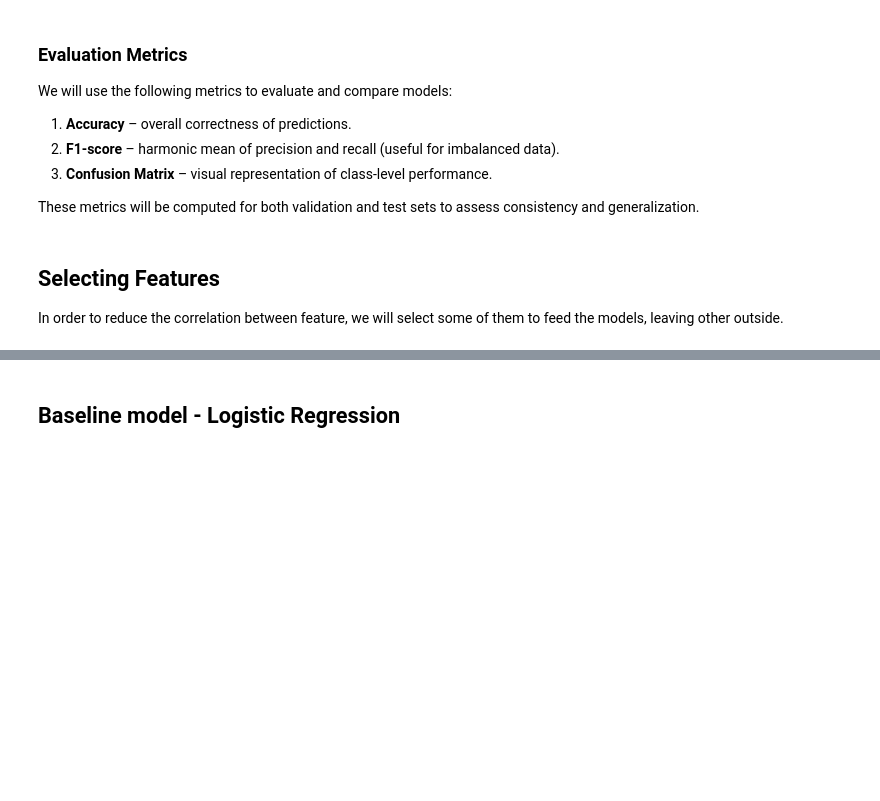
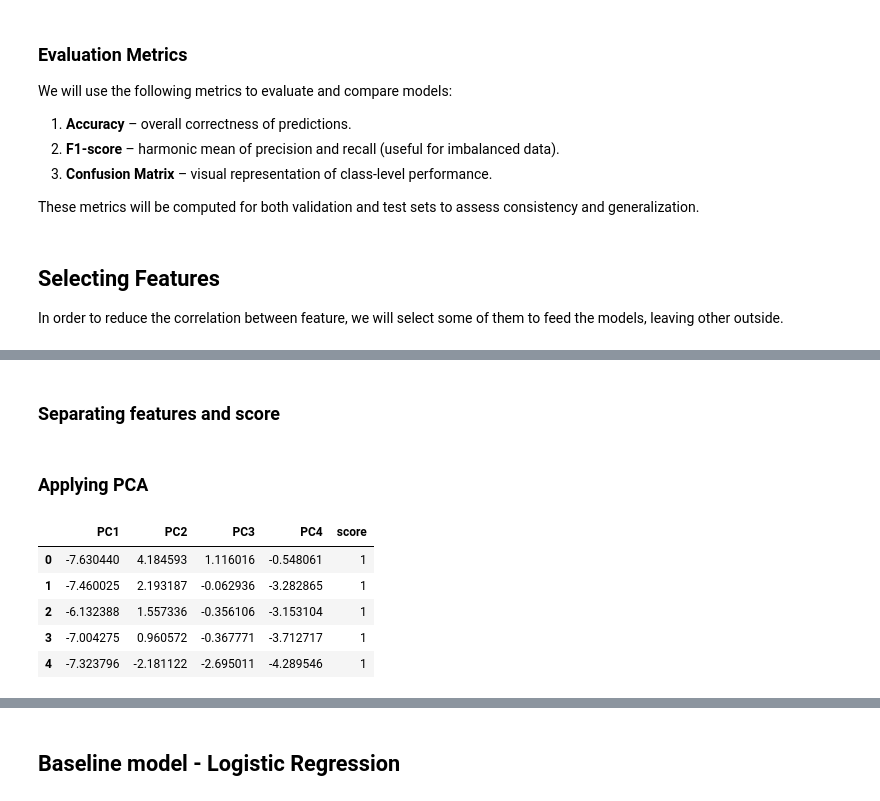
Before and after one commit to beatrizbsperes/Droughts-Predictions-with-Machine-Learning, a Jupyter notebook: delivers/251119_milistone2.ipynb, the cells around one changed output, grey strips where cells are left out. Saved outputs shown, nothing was run; the diff lists cells and outputs as text; code cells hidden in the pictures; blank space fills up the shorter version.

```diff
--- a/delivers/251119_milistone2.ipynb
+++ b/delivers/251119_milistone2.ipynb
@@ -1007,0 +979,55 @@ KeyError: "['fips'] not found in axis"
+# %%
+df_train = pd.read_csv(OUTPUT_CSV_TRAIN)
+df_val =pd.read_csv(OUTPUT_CSV_VAL)
+df_test = pd.read_csv(OUTPUT_CSV_TEST)
+# %% [markdown]
+### Separating features and score
+# %%
+def split_xy(df):
+    x = df.drop(columns="score")
+    y = df["score"]
+    return x, y
+# %% [markdown]
+### Applying PCA
+# %%
+from sklearn.decomposition import PCA
+
+def apply_pca(df_train, df_val, df_test, n_components=None):
+    x_train, y_train = split_xy(df_train)
+    x_train = x_train.drop(columns=["date"])
+    x_val, y_val = split_xy(df_val)
+    x_val = x_val.drop(columns=["date"])
+    x_test, y_test = split_xy(df_test)
+    x_test = x_test.drop(columns=["date"])
+
+    pca = PCA(n_components=n_components)
+    x_train_pca = pca.fit_transform(x_train)
+    x_val_pca = pca.transform(x_val)
+    x_test_pca = pca.transform(x_test)
+
+    comp_names = [f"PC{i+1}" for i in range(pca.n_components_)]
+
+    df_train_pca = pd.DataFrame(x_train_pca, columns=comp_names, index=df_train.index)
+    df_val_pca   = pd.DataFrame(x_val_pca,   columns=comp_names, index=df_val.index)
+    df_test_pca  = pd.DataFrame(x_test_pca,  columns=comp_names, index=df_test.index)
+
+    # Add back target
+    df_train_pca["score"] = y_train.values
+    df_val_pca["score"]   = y_val.values
+    df_test_pca["score"]  = y_test.values
+
+    return df_train_pca, df_val_pca, df_test_pca, pca
+# %%
+df_train_pca, df_val_pca, df_test_pca, pca = apply_pca(df_train,
+                                                       df_val,
+                                                       df_test,
+                                                       n_components=4
+                                                       )
+df_train_pca.head()
+# %% [output]
+|  | PC1 | PC2 | PC3 | PC4 | score |
+| 0 | -7.630440 | 4.184593 | 1.116016 | -0.548061 | 1 |
+| 1 | -7.460025 | 2.193187 | -0.062936 | -3.282865 | 1 |
+| 2 | -6.132388 | 1.557336 | -0.356106 | -3.153104 | 1 |
+| 3 | -7.004275 | 0.960572 | -0.367771 | -3.712717 | 1 |
+| 4 | -7.323796 | -2.181122 | -2.695011 | -4.289546 | 1 |
```
Also changed, not shown: parts of 17 cells of this notebook.
